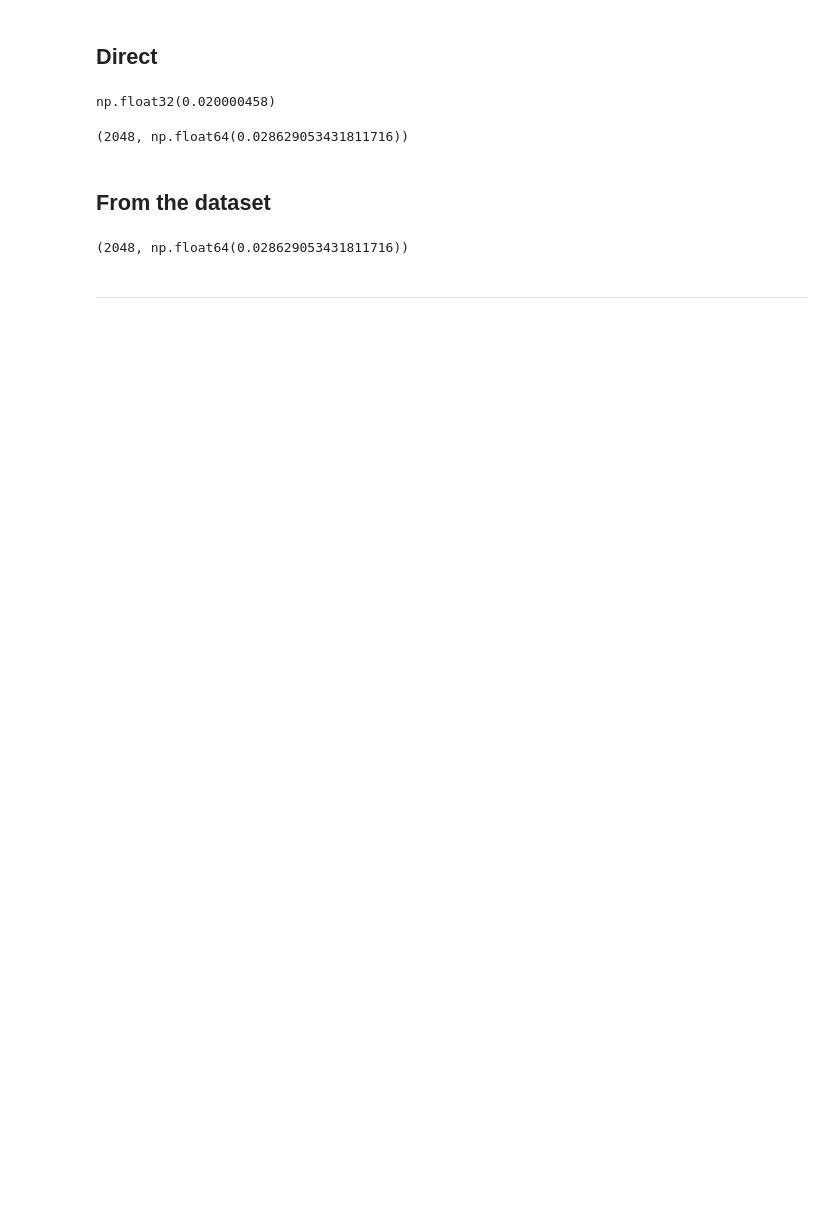
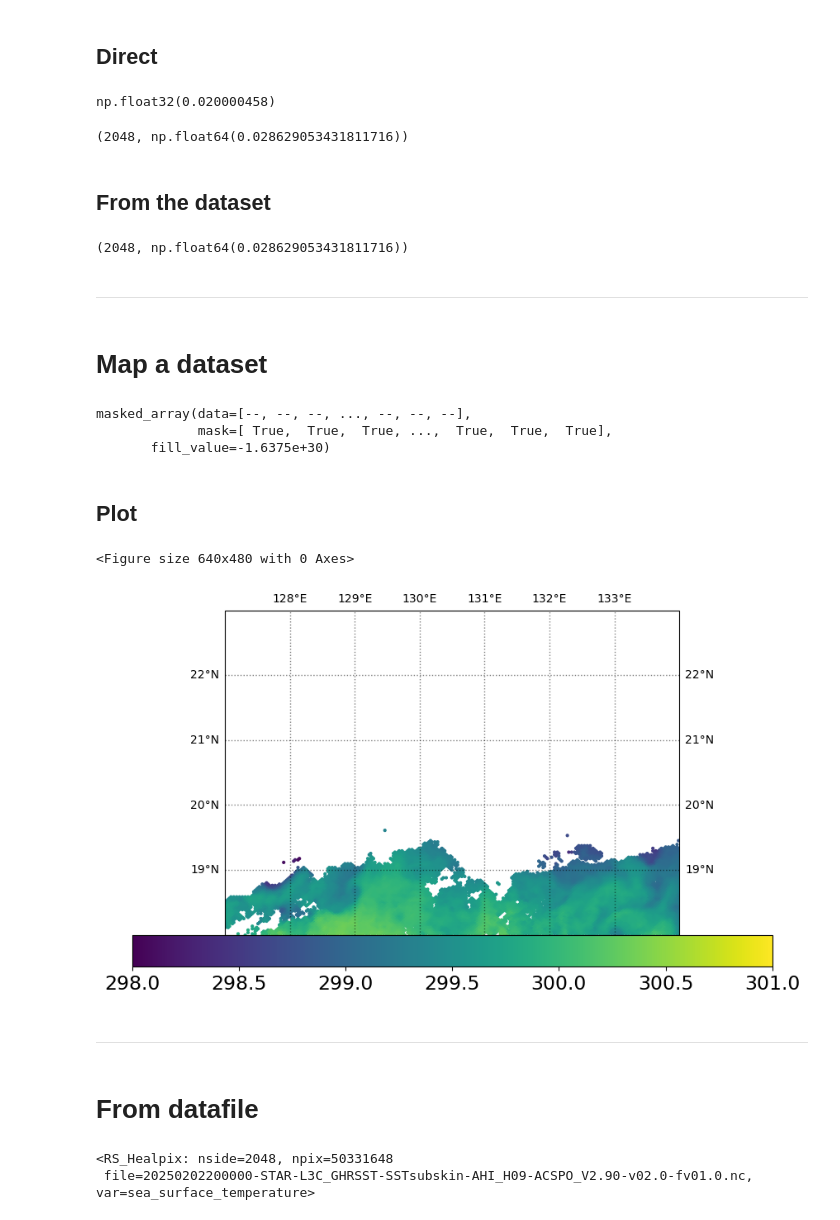
Before and after one commit to AI-for-Ocean-Science/remote_sensing, a Jupyter notebook: nb/Healpix/Healpix_dataset.ipynb, the cells around one changed output. Drawn from its saved outputs; the diff is of its cells as text; code cells hidden in the pictures; blank space fills up the shorter version.

```diff
--- a/nb/Healpix/Healpix_dataset.ipynb
+++ b/nb/Healpix/Healpix_dataset.ipynb
@@ -73,3 +82,40 @@ nside, pix_deg
 (2048, np.float64(0.028629053431811716))
 # %% [markdown]
 ----
+# %% [markdown]
+# Map a dataset
+# %%
+reload(rs_healpix)
+rs_hpx = rs_healpix.RS_Healpix.from_dataset(sst)
+# %%
+rs_hpx.hp
+# %% [output]
+masked_array(data=[--, --, --, ..., --, --, --],
+             mask=[ True,  True,  True, ...,  True,  True,  True],
+       fill_value=-1.6375e+30)
+# %% [markdown]
+## Plot
+# %%
+reload(hp_plotting)
+plt.clf()
+ax = hp_plotting.plot_rs_hp(rs_hpx, figsize=(10,6), vmin=vmin, vmax=vmax,
+                          projection='platecarree', ssize=4.)
+# Zoom in
+ax.set_xlim(127.,134.)
+ax.set_ylim(18.,23.)
+plt.show()
+# %% [output]
+<Figure size 640x480 with 0 Axes>
+[figure, added]
+# %% [markdown]
+----
+# %% [markdown]
+# From datafile
+# %%
+reload(rs_healpix)
+rs_hpx2 = rs_healpix.RS_Healpix.from_dataarray_file(dfile, 'sea_surface_temperature',
+    lat_slice=slice(23,18),  lon_slice=slice(127., 134.), time_isel=0)
+rs_hpx2
+# %% [output]
+<RS_Healpix: nside=2048, npix=50331648
+ file=20250202200000-STAR-L3C_GHRSST-SSTsubskin-AHI_H09-ACSPO_V2.90-v02.0-fv01.0.nc, var=sea_surface_temperature>
```
Also changed, not shown: parts of 4 cells of this notebook, 2 other files.
